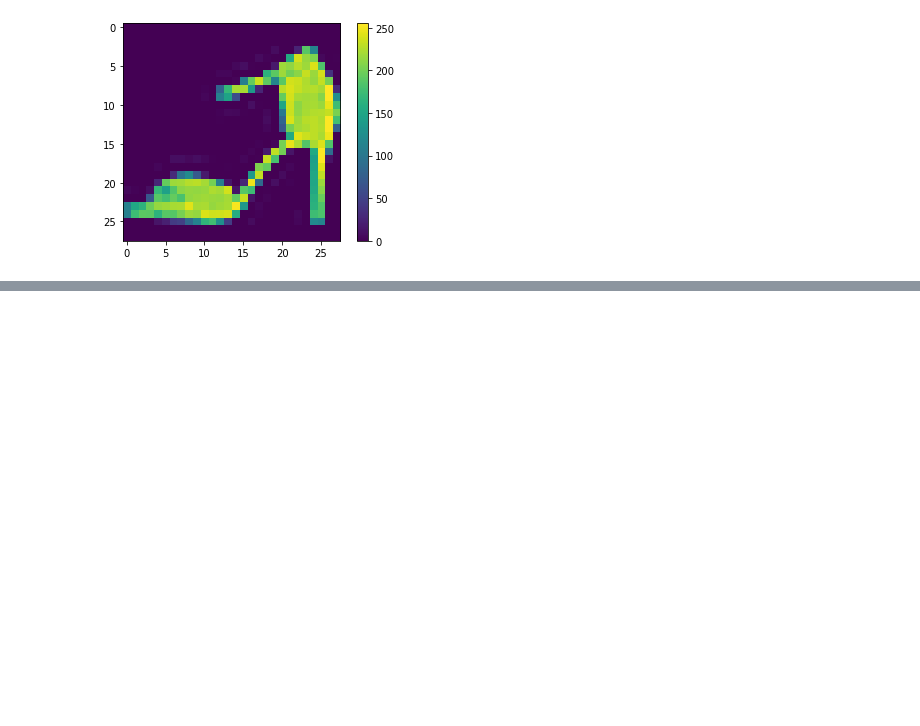
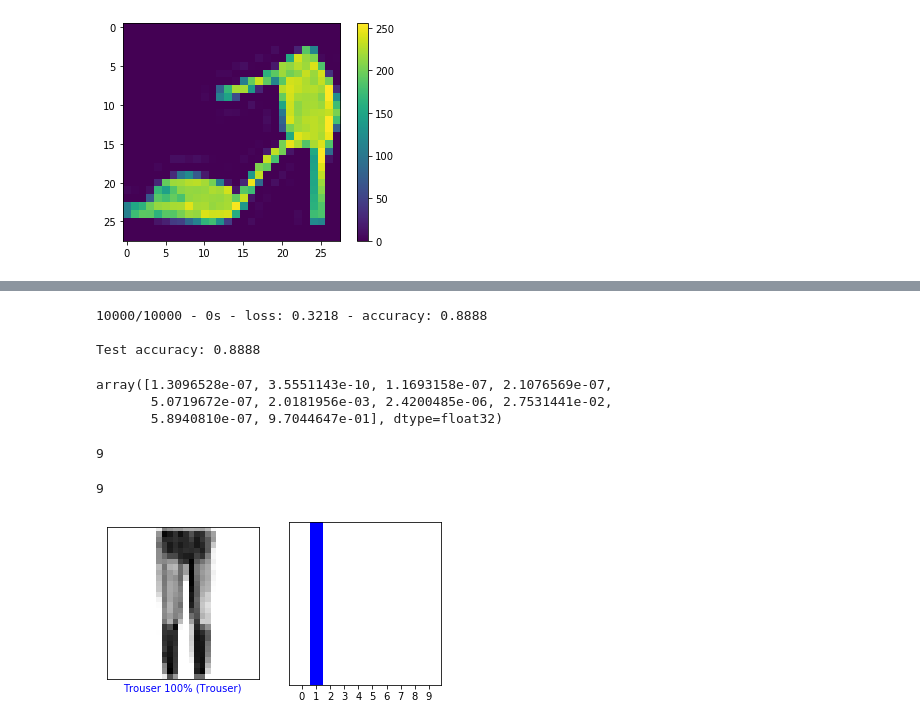
Before and after one commit to Benknightdark/nCoVCrawler, a Jupyter notebook: notebook/tensorflow yoyoy.ipynb, the cells around one changed output, grey strips where cells are left out. Cells and saved outputs as stored; diff of their text form; code cells hidden in the pictures; blank space fills up the shorter version.

```diff
--- a/notebook/tensorflow yoyoy.ipynb
+++ b/notebook/tensorflow yoyoy.ipynb
@@ -169,0 +239,67 @@ plt.show()
+# %%
+test_loss, test_acc = model.evaluate(test_images,  test_labels, verbose=2)
+
+print('\nTest accuracy:', test_acc)
+# %% [output]
+10000/10000 - 0s - loss: 0.3218 - accuracy: 0.8888
+
+Test accuracy: 0.8888
+# %%
+# predict
+probability_model = tf.keras.Sequential([model, tf.keras.layers.Softmax()])
+predictions = probability_model.predict(test_images)
+predictions[0]
+# %% [output]
+array([1.3096528e-07, 3.5551143e-10, 1.1693158e-07, 2.1076569e-07,
+       5.0719672e-07, 2.0181956e-03, 2.4200485e-06, 2.7531441e-02,
+       5.8940810e-07, 9.7044647e-01], dtype=float32)
+# %%
+# highest confidence value
+np.argmax(predictions[0])
+# %% [output]
+9
+# %%
+test_labels[0]
+# %% [output]
+9
+# %%
+def plot_image(i, predictions_array, true_label, img):
+  predictions_array, true_label, img = predictions_array, true_label[i], img[i]
+  plt.grid(False)
+  plt.xticks([])
+  plt.yticks([])
+
+  plt.imshow(img, cmap=plt.cm.binary)
+
+  predicted_label = np.argmax(predictions_array)
+  if predicted_label == true_label:
+    color = 'blue'
+  else:
+    color = 'red'
+
+  plt.xlabel("{} {:2.0f}% ({})".format(class_names[predicted_label],
+                                100*np.max(predictions_array),
+                                class_names[true_label]),
+                                color=color)
+
+def plot_value_array(i, predictions_array, true_label):
+  predictions_array, true_label = predictions_array, true_label[i]
+  plt.grid(False)
+  plt.xticks(range(10))
+  plt.yticks([])
+  thisplot = plt.bar(range(10), predictions_array, color="#777777")
+  plt.ylim([0, 1])
+  predicted_label = np.argmax(predictions_array)
+
+  thisplot[predicted_label].set_color('red')
+  thisplot[true_label].set_color('blue')
+# %%
+i = 3
+plt.figure(figsize=(6,3))
+plt.subplot(1,2,1)
+plot_image(i, predictions[i], test_labels, test_images)
+plt.subplot(1,2,2)
+plot_value_array(i, predictions[i],  test_labels)
+plt.show()
+# %% [output]
+[figure, added]
```
Also changed, not shown: parts of 14 cells of this notebook.
